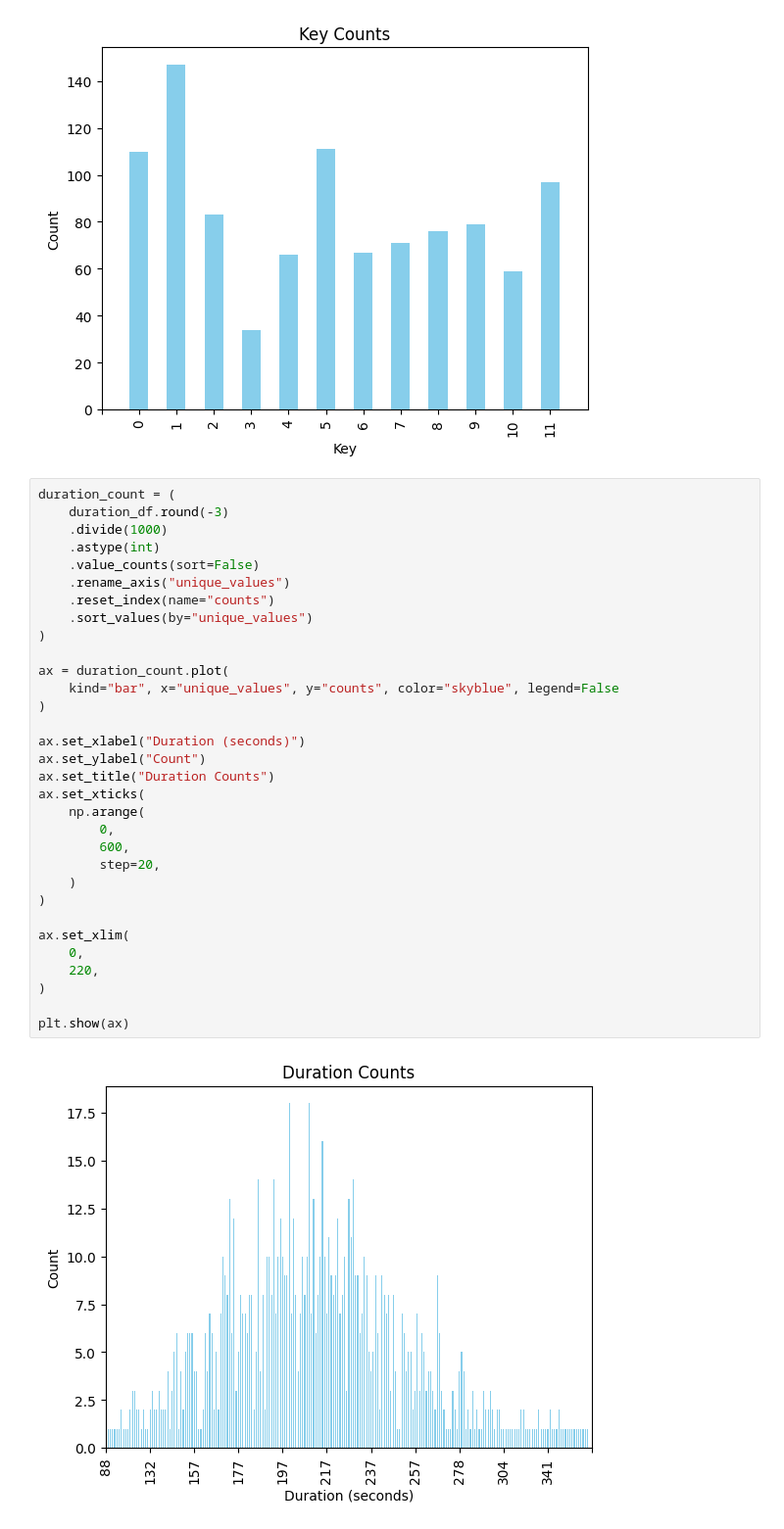
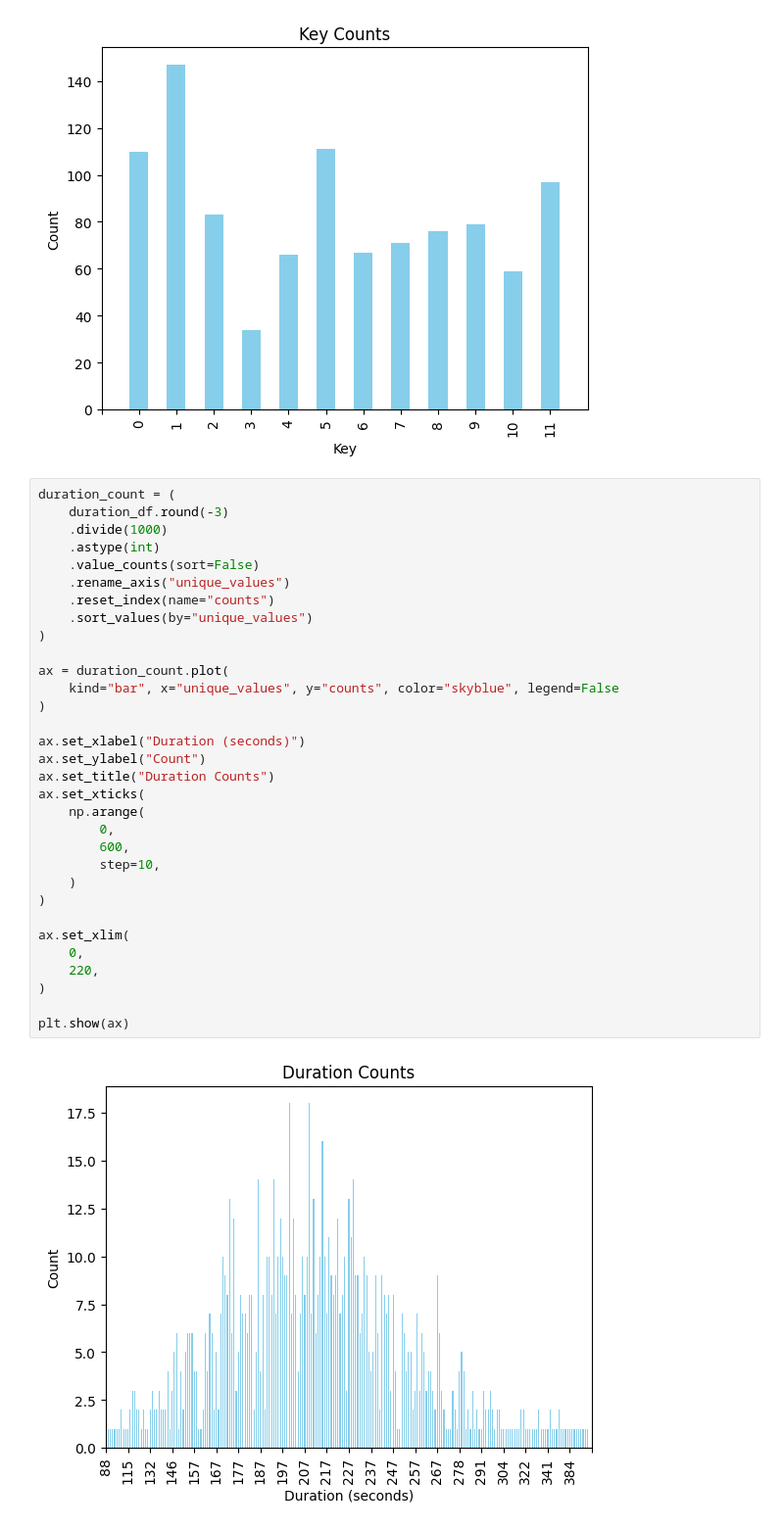
Before and after one commit to Cjh4444/UWCSE163Final, a Jupyter notebook: SCRIPTS WE'RE ACTUALLY USING/top_1000_song_analysis.ipynb, the cells around one changed output. Shown at 98% size. Cells and saved outputs as stored; diff of their text form.

```diff
--- a/SCRIPTS WE'RE ACTUALLY USING/top_1000_song_analysis.ipynb
+++ b/SCRIPTS WE'RE ACTUALLY USING/top_1000_song_analysis.ipynb
@@ -81,32 +81,32 @@ duration_count = (
     duration_df.round(-3)
     .divide(1000)
     .astype(int)
     .value_counts(sort=False)
     .rename_axis("unique_values")
     .reset_index(name="counts")
     .sort_values(by="unique_values")
 )
 
 ax = duration_count.plot(
     kind="bar", x="unique_values", y="counts", color="skyblue", legend=False
 )
 
 ax.set_xlabel("Duration (seconds)")
 ax.set_ylabel("Count")
 ax.set_title("Duration Counts")
 ax.set_xticks(
     np.arange(
         0,
         600,
-        step=20,
+        step=10,
     )
 )
 
 ax.set_xlim(
     0,
     220,
 )
 
 plt.show(ax)
 # %% [output]
-[figure, old version]
+[figure, new version]
```
Also changed, not shown: 9 other files.
